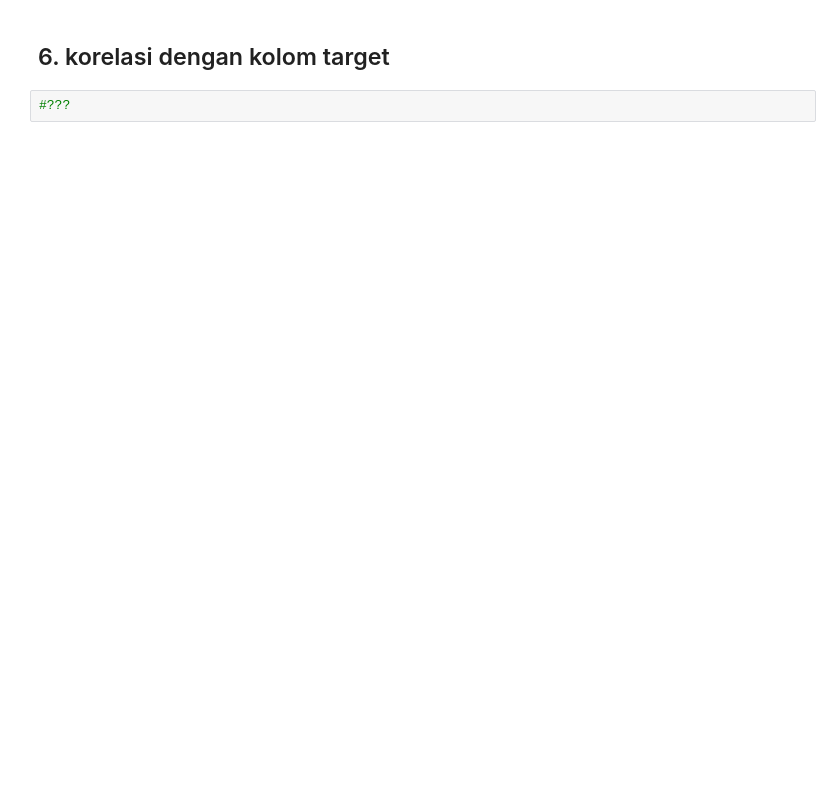
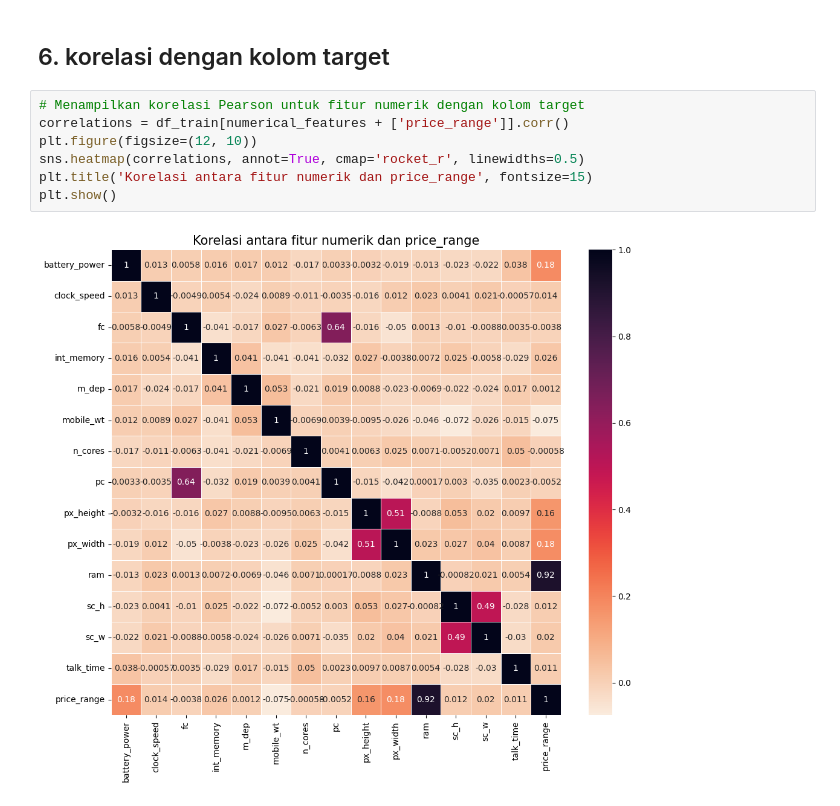
Before and after one commit to jejejery/tucil2-AI, a Jupyter notebook: main.ipynb, the cells around one changed output. Drawn from its saved outputs; the diff is of its cells as text; blank space fills up the shorter version.

```diff
--- a/main.ipynb
+++ b/main.ipynb
@@ -403,4 +469,11 @@ memory usage: 1.7+ KB
 # %% [markdown]
 ## 6. korelasi dengan kolom target
-# %%
-#???
+# %%
+# Menampilkan korelasi Pearson untuk fitur numerik dengan kolom target
+correlations = df_train[numerical_features + ['price_range']].corr()
+plt.figure(figsize=(12, 10))
+sns.heatmap(correlations, annot=True, cmap='rocket_r', linewidths=0.5)
+plt.title('Korelasi antara fitur numerik dan price_range', fontsize=15)
+plt.show()
+# %% [output]
+[figure, added]
```
Also changed, not shown: parts of 25 cells of this notebook.
